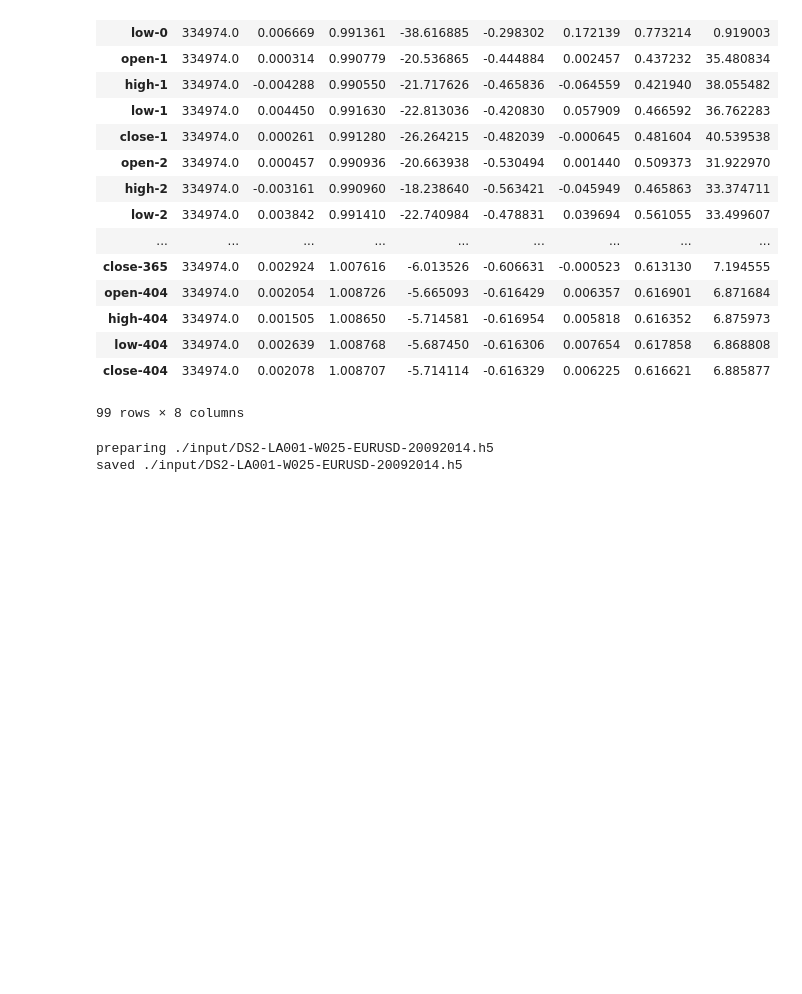
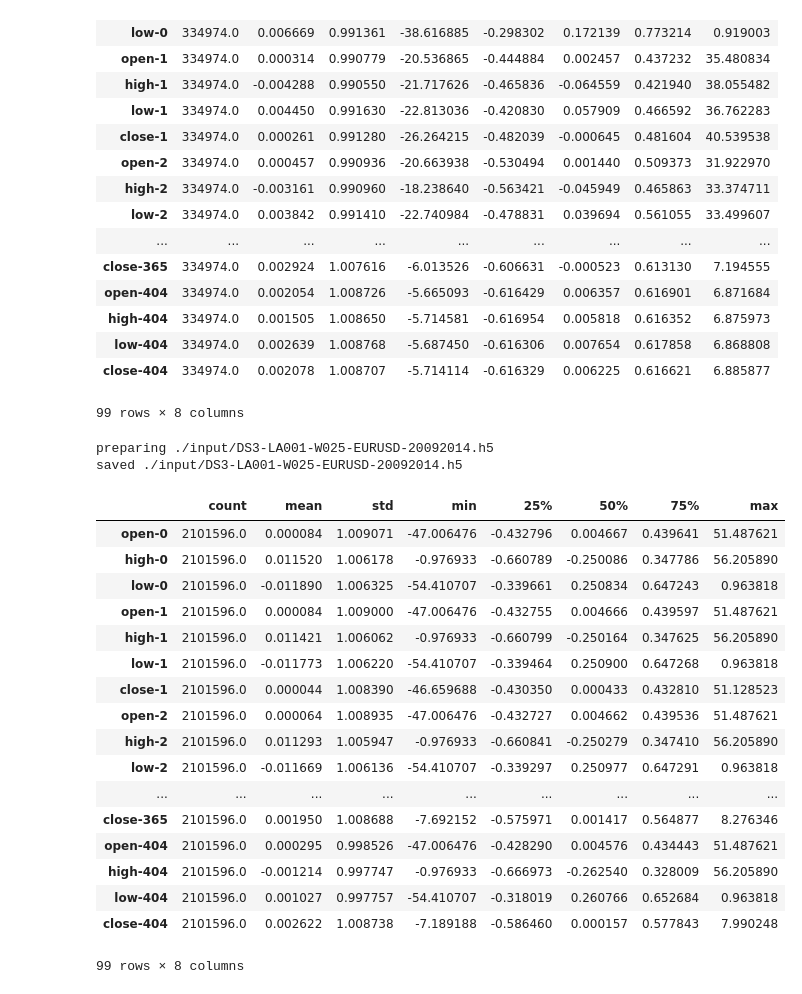
Before and after one commit to andrewwilson/mlnd_capstone, a Jupyter notebook: PrepareDatasets.ipynb, the cells around one changed output. Saved outputs shown, nothing was run; the diff lists cells and outputs as text; code cells hidden in the pictures; blank space fills up the shorter version.

Commit message:
dataset3 - resample and forward fill

```diff
--- a/PrepareDatasets.ipynb
+++ b/PrepareDatasets.ipynb
@@ -97,10 +97,11 @@ X.describe().transpose()
 99 rows × 8 columns
 # %%
 ## large 6yr training sets. Train 2009-2014. Validation 2015, Test 2016
+# use dataset3 logic, and resampling with 10 minute max forward fill.
 sym='EURUSD'
 
 bar = None
-filename = datasets.filename(dataset='DS2', lookahead=lookahead, n_periods=n_periods, sym=sym, year=20092014)
+filename = datasets.filename(dataset='DS3', lookahead=lookahead, n_periods=n_periods, sym=sym, year=20092014)
 print('preparing',filename)
 
 all_prices = None
@@ -111,11 +112,33 @@ for year in ['2009', '2010', '2011', '2012', '2013', '2014']:
     else:
         all_prices = pd.concat([all_prices, prices])
 
-X,Y,prices = datasets.prepare_dataset2(
+all_prices = datasets.resample_and_forward_fill(all_prices, maxfill=10)
+X,Y,prices = datasets.prepare_dataset3(
     all_prices, lookahead=lookahead, n_periods=n_periods)
 
 datasets.save(X=X, Y=Y, prices=prices, filename=filename)
 print('saved',filename)
 # %% [output]
-preparing ./input/DS2-LA001-W025-EURUSD-20092014.h5
-saved ./input/DS2-LA001-W025-EURUSD-20092014.h5
+preparing ./input/DS3-LA001-W025-EURUSD-20092014.h5
+saved ./input/DS3-LA001-W025-EURUSD-20092014.h5
+# %%
+X.describe().transpose()
+# %% [output]
+|  | count | mean | std | min | 25% | 50% | 75% | max |
+| open-0 | 2101596.0 | 0.000084 | 1.009071 | -47.006476 | -0.432796 | 0.004667 | 0.439641 | 51.487621 |
+| high-0 | 2101596.0 | 0.011520 | 1.006178 | -0.976933 | -0.660789 | -0.250086 | 0.347786 | 56.205890 |
+| low-0 | 2101596.0 | -0.011890 | 1.006325 | -54.410707 | -0.339661 | 0.250834 | 0.647243 | 0.963818 |
+| open-1 | 2101596.0 | 0.000084 | 1.009000 | -47.006476 | -0.432755 | 0.004666 | 0.439597 | 51.487621 |
+| high-1 | 2101596.0 | 0.011421 | 1.006062 | -0.976933 | -0.660799 | -0.250164 | 0.347625 | 56.205890 |
+| low-1 | 2101596.0 | -0.011773 | 1.006220 | -54.410707 | -0.339464 | 0.250900 | 0.647268 | 0.963818 |
+| close-1 | 2101596.0 | 0.000044 | 1.008390 | -46.659688 | -0.430350 | 0.000433 | 0.432810 | 51.128523 |
+| open-2 | 2101596.0 | 0.000064 | 1.008935 | -47.006476 | -0.432727 | 0.004662 | 0.439536 | 51.487621 |
+| high-2 | 2101596.0 | 0.011293 | 1.005947 | -0.976933 | -0.660841 | -0.250279 | 0.347410 | 56.205890 |
+| low-2 | 2101596.0 | -0.011669 | 1.006136 | -54.410707 | -0.339297 | 0.250977 | 0.647291 | 0.963818 |
+| ... | ... | ... | ... | ... | ... | ... | ... | ... |
+| close-365 | 2101596.0 | 0.001950 | 1.008688 | -7.692152 | -0.575971 | 0.001417 | 0.564877 | 8.276346 |
+| open-404 | 2101596.0 | 0.000295 | 0.998526 | -47.006476 | -0.428290 | 0.004576 | 0.434443 | 51.487621 |
+| high-404 | 2101596.0 | -0.001214 | 0.997747 | -0.976933 | -0.666973 | -0.262540 | 0.328009 | 56.205890 |
+| low-404 | 2101596.0 | 0.001027 | 0.997757 | -54.410707 | -0.318019 | 0.260766 | 0.652684 | 0.963818 |
+| close-404 | 2101596.0 | 0.002622 | 1.008738 | -7.189188 | -0.586460 | 0.000157 | 0.577843 | 7.990248 |
+99 rows × 8 columns
```
Also changed, not shown: parts of 1 cell of this notebook, 3 other files.
